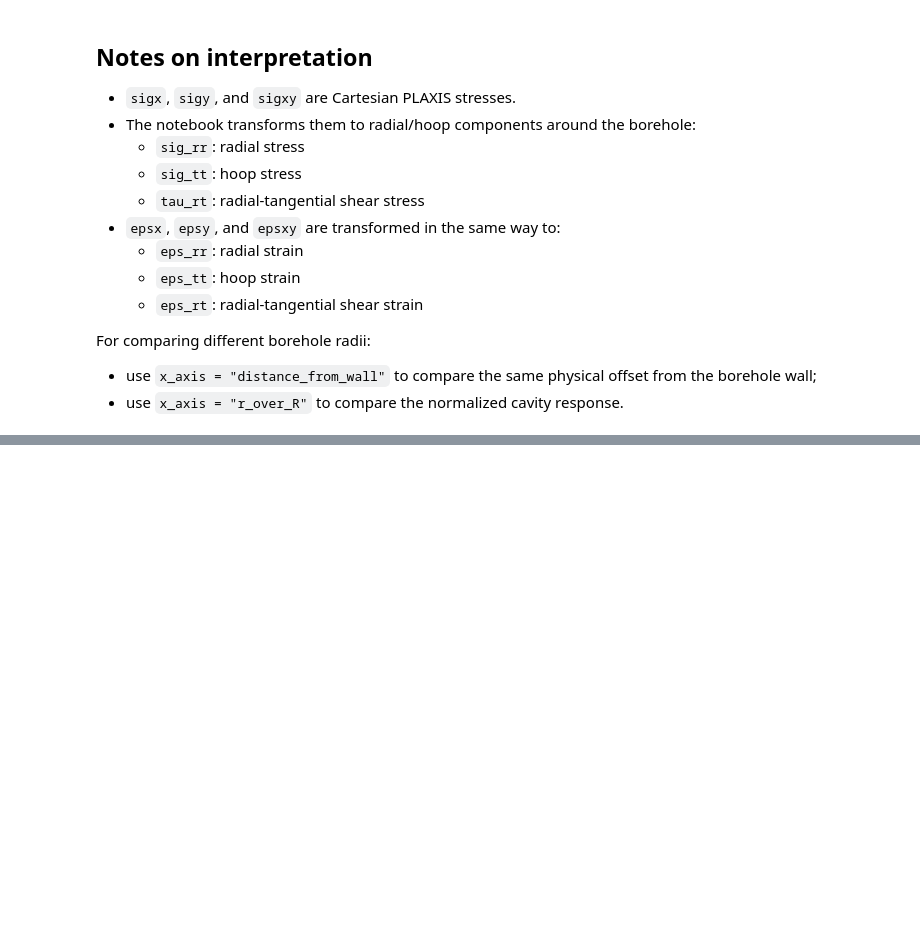
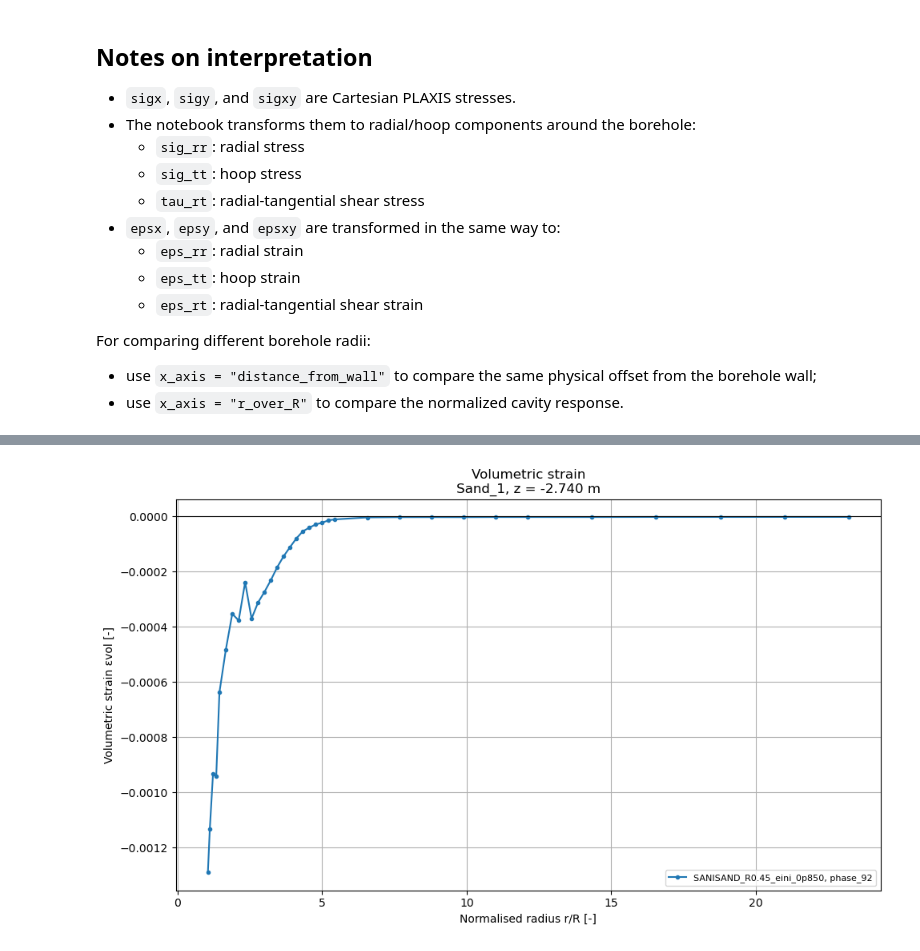
Before and after one commit to AJGoest/CPT_Analysis, a Jupyter notebook: Z_analysing_PlAXIS_results/PLAXIS_compare_tool.ipynb, the cells around one changed output, grey strips where cells are left out. Saved outputs shown, nothing was run; the diff lists cells and outputs as text; code cells hidden in the pictures; blank space fills up the shorter version.

Commit message:
Cone trajectory together and volumetric strain addition

```diff
--- a/Z_analysing_PlAXIS_results/PLAXIS_compare_tool.ipynb
+++ b/Z_analysing_PlAXIS_results/PLAXIS_compare_tool.ipynb
@@ -554,3 +557,84 @@ For comparing different borehole radii:
 
 - use `x_axis = "distance_from_wall"` to compare the same physical offset from the borehole wall;
 - use `x_axis = "r_over_R"` to compare the normalized cavity response.
+# %%
+output = outputs[0]
+
+selected_layer_name = output["selected_layer_name"]
+selected_layer_index = output["selected_layer_index"]
+summary = output["layer_depth_summary"]
+
+# Get all extraction depths of the selected layer
+z_values = pct.resolve_depths(
+    summary,
+    selected_layer_index,
+    "all",
+)
+
+print("Plotting volumetric strain for:")
+print(f"  layer  : {selected_layer_name}")
+print(f"  depths : {z_values}")
+print(f"  phases : {output['phases']}")
+
+for selected_z in z_values:
+
+    plt.figure(figsize=(10, 6))
+
+    plotted_anything = False
+
+    for (result_id, phase), df in output["transformed"].items():
+
+        df_plot = pct.filter_result_for_layer_depth(
+            df,
+            selected_layer_name,
+            selected_z,
+            z_round_decimals=Z_ROUND_DECIMALS,
+        ).copy()
+
+        if df_plot.empty:
+            continue
+
+        # Convert vertical strain to the same compression-positive convention
+        df_plot["eps_zz"] = -pd.to_numeric(df_plot["epsz"], errors="coerce")
+
+        # Volumetric strain
+        df_plot["eps_vol"] = (
+            df_plot["eps_rr"]
+            + df_plot["eps_tt"]
+            + df_plot["eps_zz"]
+        )
+
+        df_plot = df_plot.dropna(subset=["r_over_R", "eps_vol"])
+        df_plot = df_plot.sort_values("r_over_R")
+
+        plt.plot(
+            df_plot["r_over_R"],
+            df_plot["eps_vol"],
+            marker="o",
+            markersize=3,
+            linewidth=1.5,
+            label=f"{result_id}, {phase}",
+        )
+
+        plotted_anything = True
+
+    if not plotted_anything:
+        plt.close()
+        print(f"No data for z = {selected_z:.3f} m")
+        continue
+
+    plt.axhline(0, color="black", linewidth=0.8)
+
+    plt.xlabel("Normalised radius r/R [-]")
+    plt.ylabel("Volumetric strain εvol [-]")
+
+    plt.title(
+        f"Volumetric strain\n"
+        f"{selected_layer_name}, z = {selected_z:.3f} m"
+    )
+
+    plt.grid(True)
+    plt.legend(fontsize=8)
+    plt.tight_layout()
+    plt.show()
+# %% [output]
@@ -556,0 +645 @@ For comparing different borehole radii:
+[figure, added]
```
Also changed, not shown: parts of 5 cells of this notebook, 5 other files.
